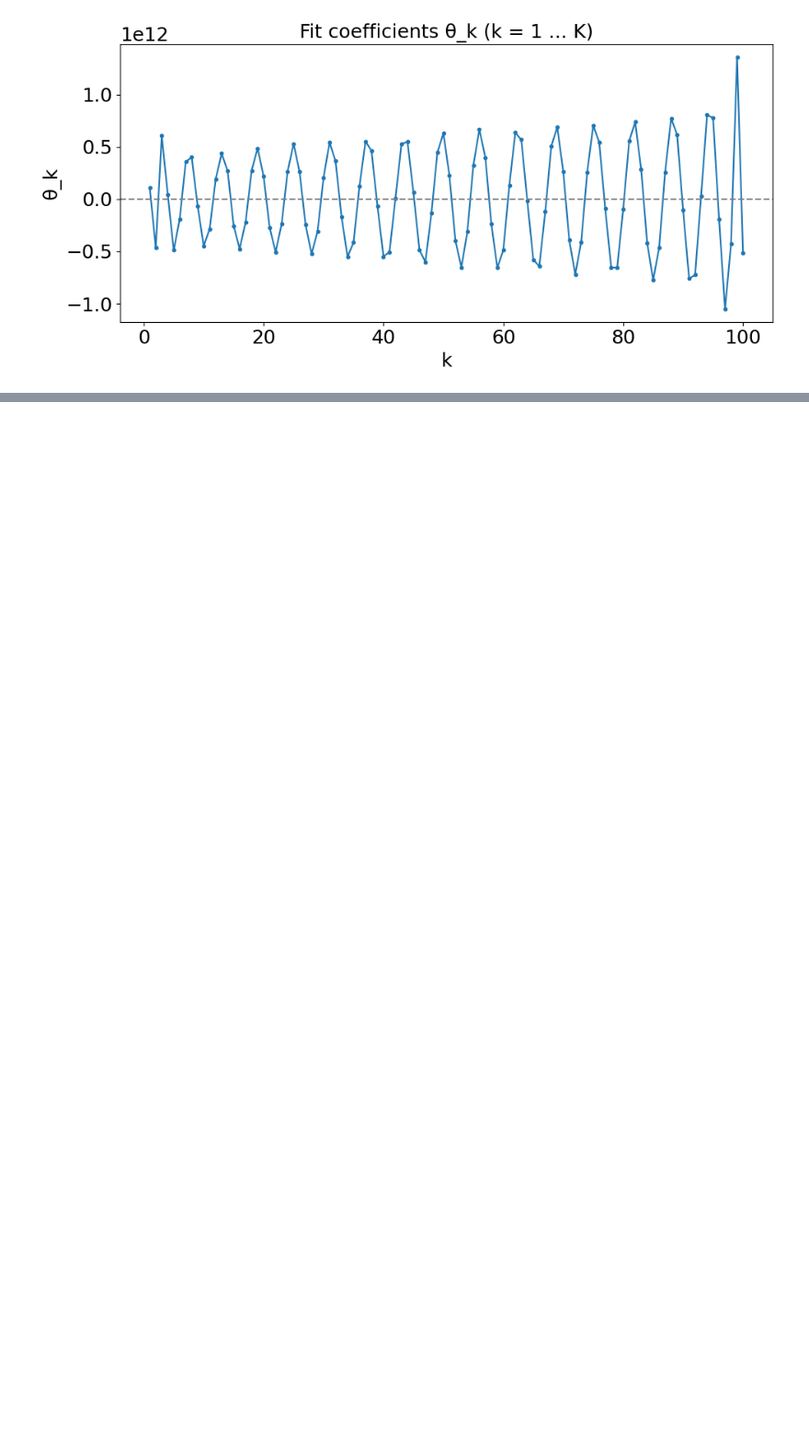
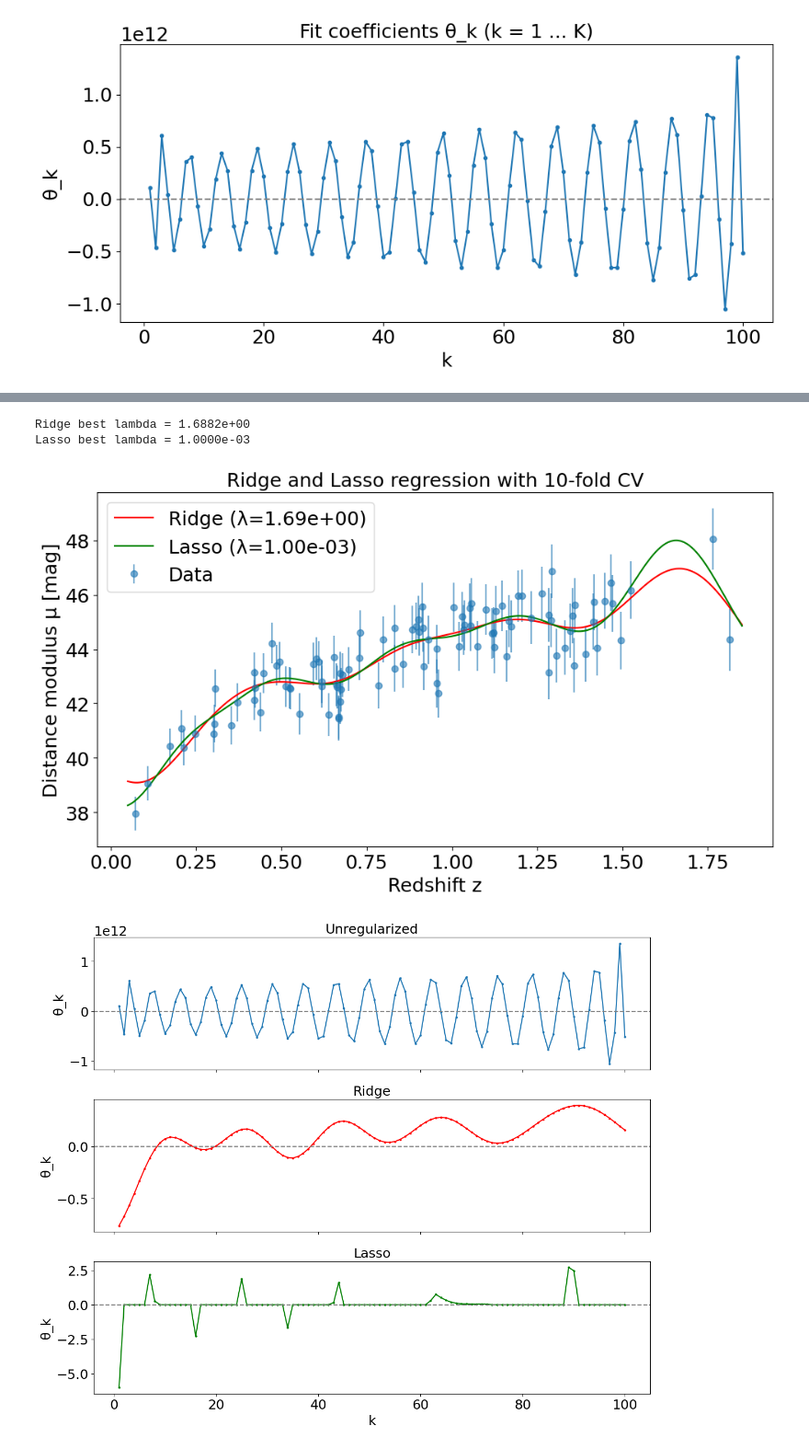
Before and after one commit to aapnegara/data-analysis-homework, a Jupyter notebook: HomeworkAssignment3_AAgungPrawiraNegara_NandVanDeun.ipynb, the cells around one changed output, grey strips where cells are left out. Shown at 92% size. Saved outputs shown, nothing was run; the diff lists cells and outputs as text; code cells hidden in the pictures; blank space fills up the shorter version.

```diff
--- a/HomeworkAssignment3_AAgungPrawiraNegara_NandVanDeun.ipynb
+++ b/HomeworkAssignment3_AAgungPrawiraNegara_NandVanDeun.ipynb
@@ -927,0 +947,59 @@ plt.show()
+# %%
+sample_weights = 1.0 / sigma**2
+Phi_basis = Phi[:, 1:]  # (N, K)
+
+# Ridge
+lambdas = np.logspace(-6, 8, 300)
+ridge_cv = RidgeCV(alphas=lambdas, cv=10, fit_intercept=True)
+ridge_cv.fit(Phi_basis, mu, sample_weight=sample_weights)
+print(f"Ridge best lambda = {ridge_cv.alpha_:.4e}")
+
+# Lasso
+lambdas_lasso = np.logspace(-3, 4, 50)
+lasso_cv = LassoCV(alphas=lambdas_lasso, cv=10, fit_intercept=True, max_iter=1000000)
+lasso_cv.fit(Phi_basis, mu, sample_weight=sample_weights)
+print(f"Lasso best lambda = {lasso_cv.alpha_:.4e}")
+
+# Predict on grid
+Phi_grid_basis = Phi_grid[:, 1:]
+mu_pred_ridge = Phi_grid_basis @ ridge_cv.coef_ + ridge_cv.intercept_
+mu_pred_lasso = Phi_grid_basis @ lasso_cv.coef_ + lasso_cv.intercept_
+
+# Plot fits
+fig, ax = plt.subplots(figsize=(10, 6))
+ax.errorbar(z, mu, yerr=sigma, fmt='o', label='Data', alpha=0.6)
+ax.plot(z_grid, mu_pred_ridge, color='red',   label=f'Ridge (λ={ridge_cv.alpha_:.2e})')
+ax.plot(z_grid, mu_pred_lasso, color='green', label=f'Lasso (λ={lasso_cv.alpha_:.2e})')
+ax.set_xlabel('Redshift z')
+ax.set_ylabel('Distance modulus μ [mag]')
+ax.set_title('Ridge and Lasso regression with 10-fold CV')
+ax.legend()
+plt.tight_layout()
+plt.show()
+
+# Plot coefficients
+fig, axes = plt.subplots(3, 1, figsize=(12, 10), sharex=True)
+
+axes[0].plot(np.arange(1, K+1), theta[1:], marker='o', markersize=2)
+axes[0].axhline(0, color='gray', linestyle='--')
+axes[0].set_ylabel('θ_k')
+axes[0].set_title('Unregularized')
+
+axes[1].plot(np.arange(1, K+1), ridge_cv.coef_, color='red', marker='o', markersize=2)
+axes[1].axhline(0, color='gray', linestyle='--')
+axes[1].set_ylabel('θ_k')
+axes[1].set_title('Ridge')
+
+axes[2].plot(np.arange(1, K+1), lasso_cv.coef_, color='green', marker='o', markersize=2)
+axes[2].axhline(0, color='gray', linestyle='--')
+axes[2].set_ylabel('θ_k')
+axes[2].set_xlabel('k')
+axes[2].set_title('Lasso')
+
+plt.tight_layout()
+plt.show()
+# %% [output]
+Ridge best lambda = 1.6882e+00
+Lasso best lambda = 1.0000e-03
+[figure, added]
+[figure, added]
```
Also changed, not shown: parts of 13 cells of this notebook.
